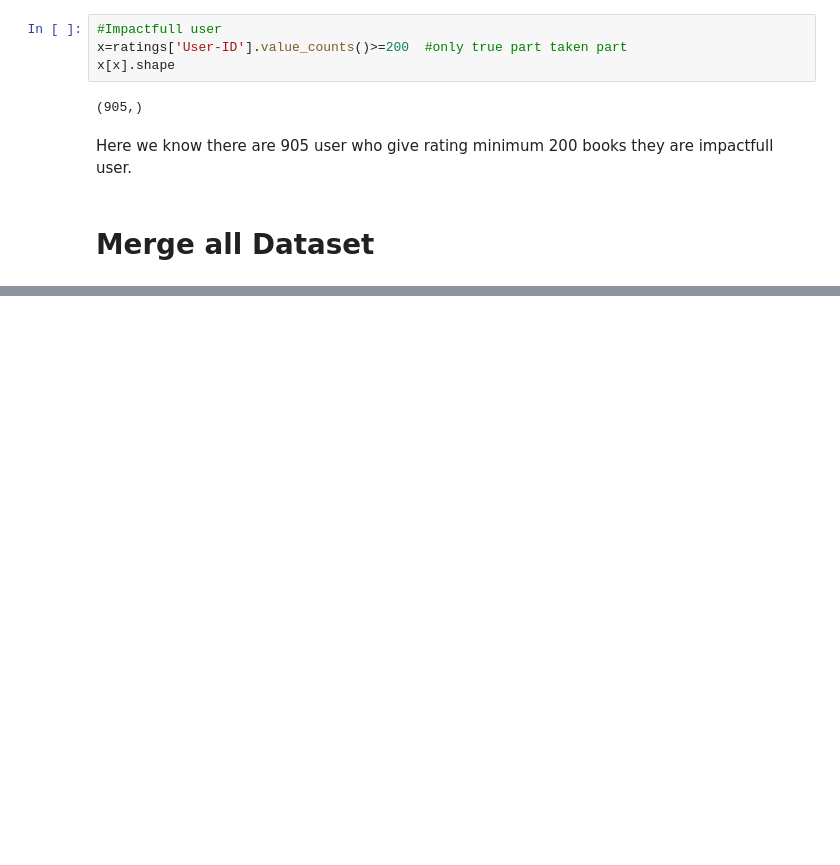
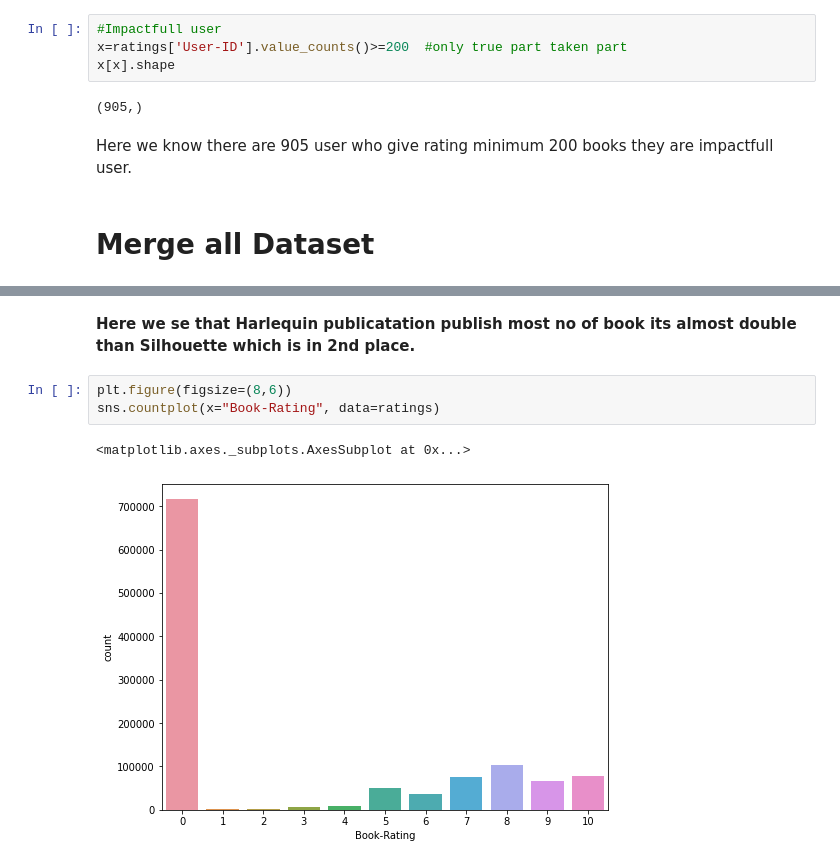
Before and after one commit to brahma102/Book-Recommendation-System, a Jupyter notebook: Book_Recommendation_System.ipynb, the cells around one changed output, grey strips where cells are left out. Cells and saved outputs as stored; diff of their text form; blank space fills up the shorter version.

```diff
--- a/Book_Recommendation_System.ipynb
+++ b/Book_Recommendation_System.ipynb
@@ -485,0 +643,8 @@ Here we know there are 905 user who give rating minimum 200 books they are impac
+# %% [markdown]
+**Here we se that Harlequin publicatation publish most no of book its almost double than Silhouette which is in 2nd place.**
+# %%
+plt.figure(figsize=(8,6))
+sns.countplot(x="Book-Rating", data=ratings)
+# %% [output]
+<matplotlib.axes._subplots.AxesSubplot at 0x...>
+[figure, added]
```
Also changed, not shown: parts of 50 cells of this notebook.
